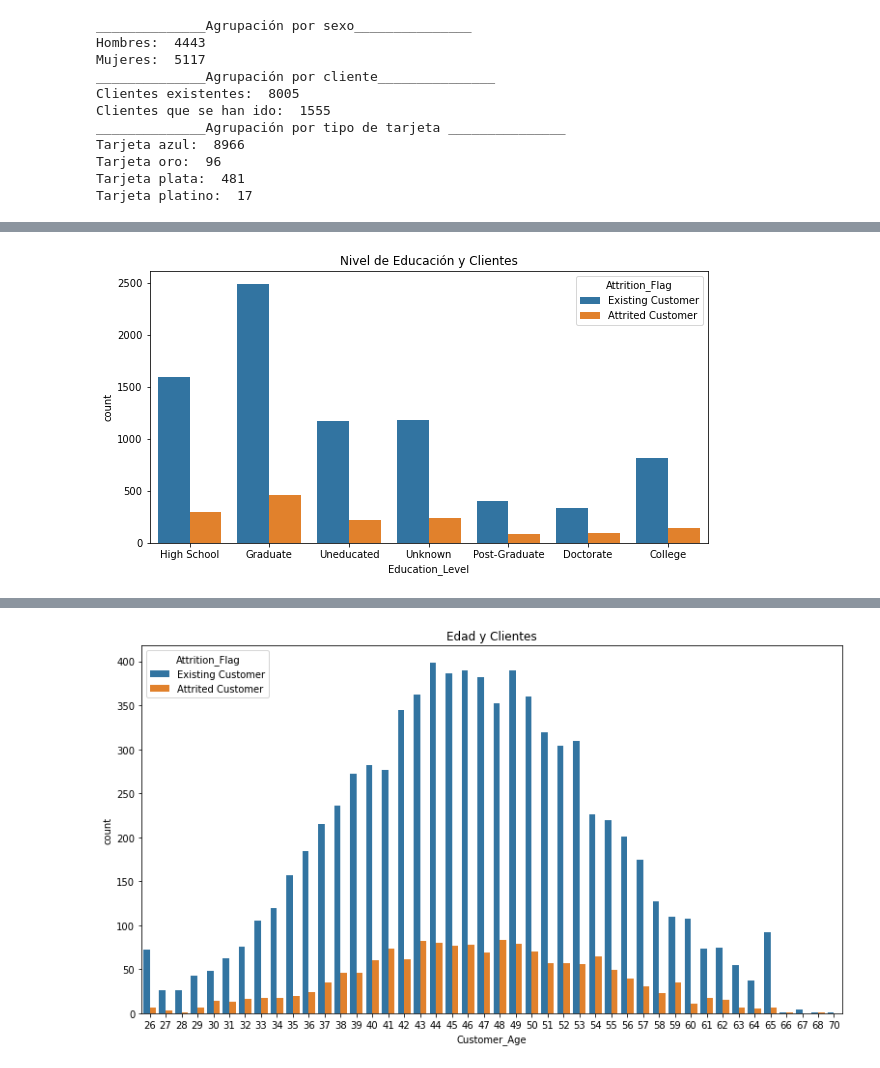
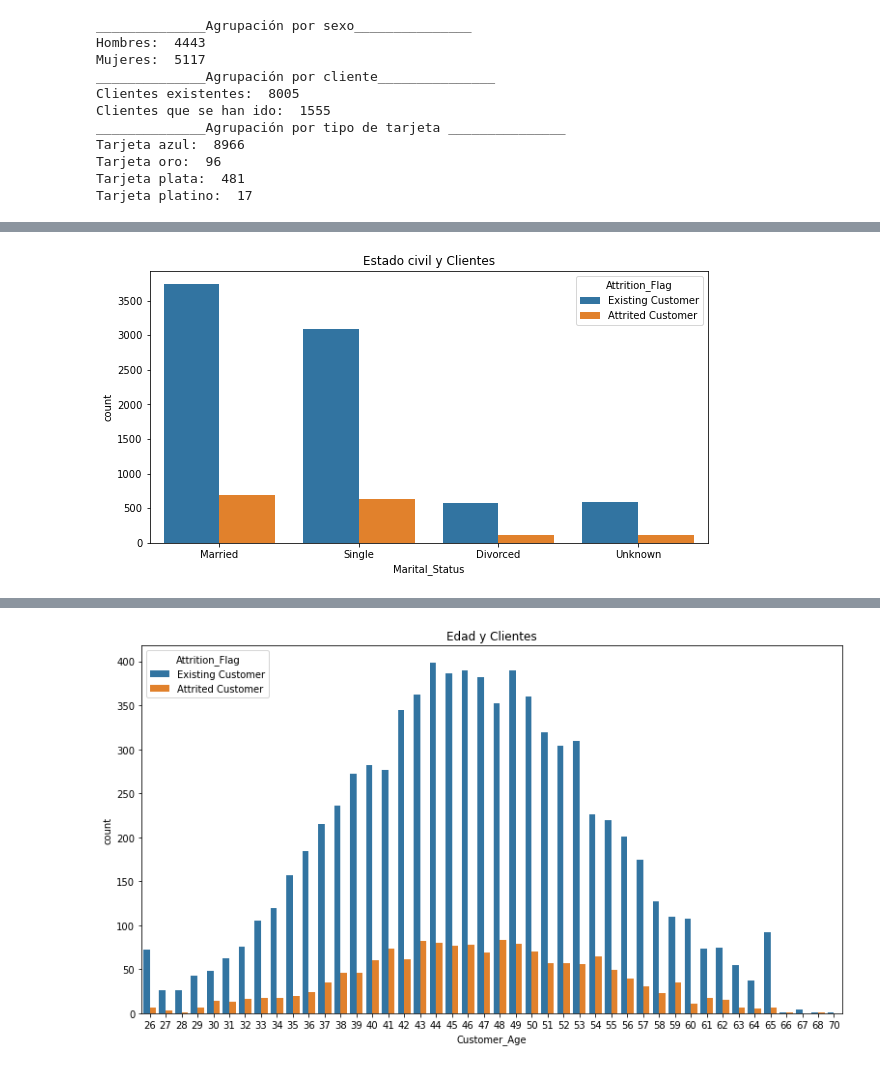
Before and after one commit to andreagonvic/Data-cleansing, a Jupyter notebook: CreditCardDataset.ipynb, the cells around one changed output, grey strips where cells are left out. Saved outputs shown, nothing was run; the diff lists cells and outputs as text; code cells hidden in the pictures.

```diff
--- a/CreditCardDataset.ipynb
+++ b/CreditCardDataset.ipynb
@@ -53,6 +53,11 @@ Data columns (total 23 columns):
  22  Naive_Bayes_Classifier_Attrition_Flag_Card_Category_Contacts_Count_12_mon_Dependent_count_Education_Level_Months_Inactive_12_mon_2  10127 non-null  float64
 dtypes: float64(7), int64(10), object(6)
 memory usage: 1.8+ MB
+# %%
+# Modificaremos los datos de la variable Income_Category porque vemos que tienen algún caracter raro
+
+data.replace({'$60K - $80K':'60K-80K', 'Less than $40K':'-40K', '$80K - $120K':'80K-120K',
+              '$40K - $60K':'40K-60K','$120K +':'+120K'}, inplace=True)
 # %% [markdown]
 ## 2. Integración y selección de los datos
 # %%
@@ -164,7 +169,7 @@ datos_cleaned.hombre = datos_cleaned[datos_cleaned['Gender'] == "M"]
 
 # Agrupación por tipo de cliente
 datos_cleaned.existente = datos_cleaned[datos_cleaned['Attrition_Flag'] == "Existing Customer"]
-datos_cleaned.nuevo = datos_cleaned[datos_cleaned['Attrition_Flag'] == "Attrited Customer"]
+datos_cleaned.abandonado = datos_cleaned[datos_cleaned['Attrition_Flag'] == "Attrited Customer"]
 
 # Agrupación por tipo de tarjeta
 datos_cleaned.azul = datos_cleaned[datos_cleaned['Card_Category'] == "Blue"]
@@ -223,7 +258,8 @@ plt.show()
 # %%
 plt.figure(figsize=(10,5))
-plot=sns.countplot(x=datos_cleaned.Education_Level,hue=datos_cleaned.Attrition_Flag)
-plt.title("Nivel de Educación y Clientes")
+plot=sns.countplot(x=datos_cleaned.Marital_Status,hue=datos_cleaned.Attrition_Flag,
+                  order=['Married', 'Single', 'Divorced','Unknown'])
+plt.title("Estado civil y Clientes")
 plt.show()
 # %% [output]
-[figure, old version]
+[figure, new version]
```
Also changed, not shown: parts of 11 cells of this notebook, 1 other file.
